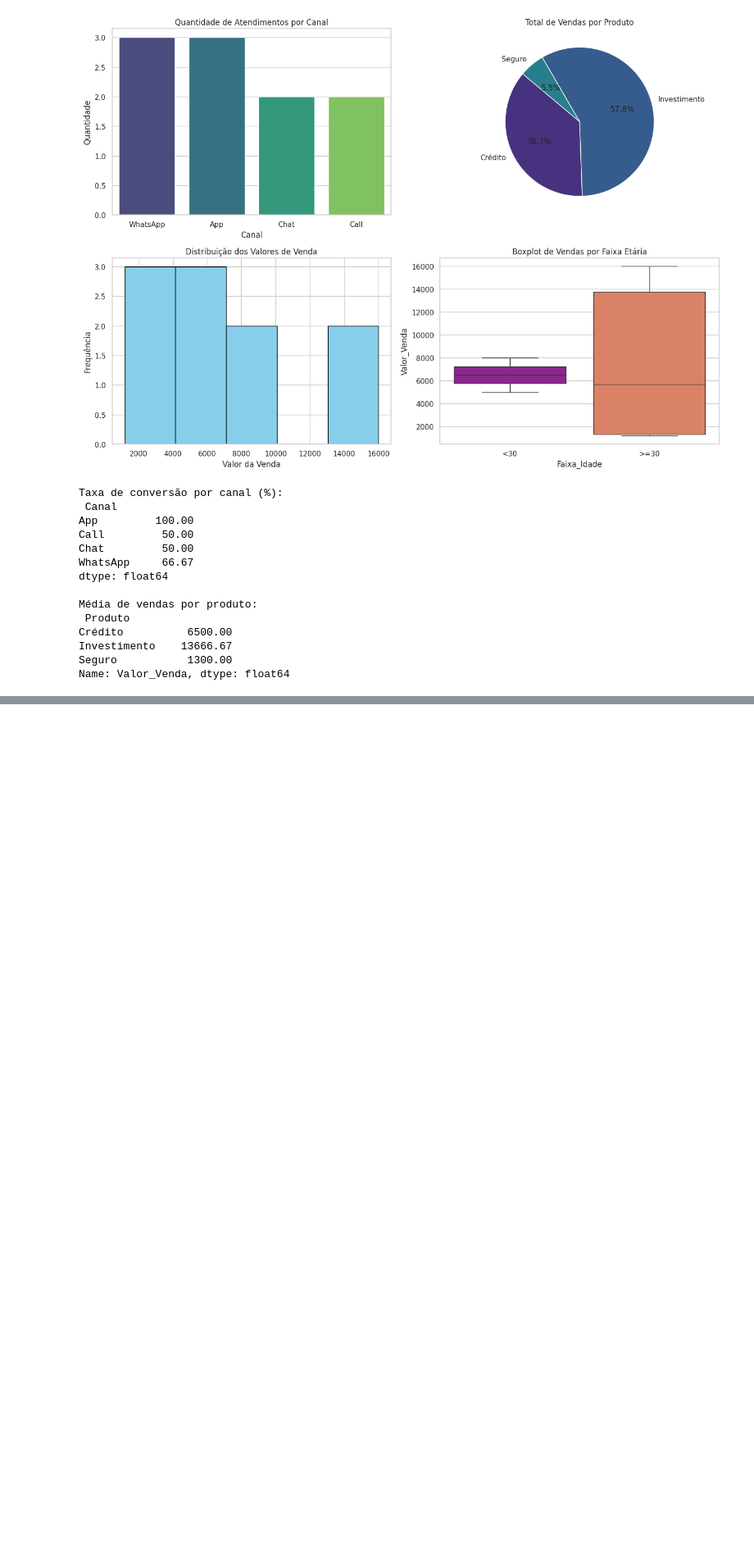
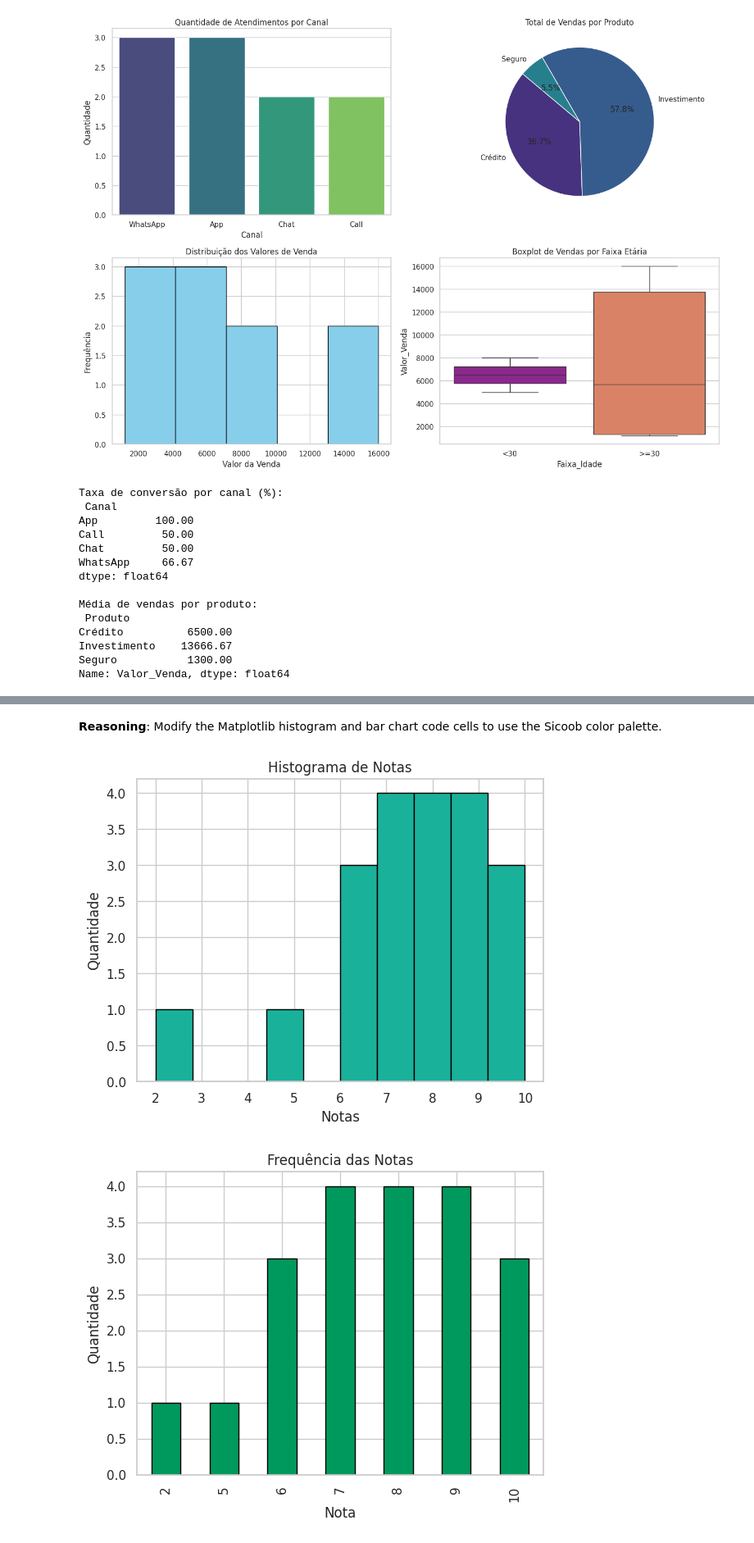
Before and after one commit to elimaraoliveira-svg/projeto-final-analytics, a Jupyter notebook: Untitled3.ipynb, the cells around one changed output, grey strips where cells are left out. Shown at 82% size. Saved outputs shown, nothing was run; the diff lists cells and outputs as text; code cells hidden in the pictures; blank space fills up the shorter version.

```diff
--- a/Untitled3.ipynb
+++ b/Untitled3.ipynb
@@ -989,0 +1739,30 @@ Name: Valor_Venda, dtype: float64
+# %% [markdown]
+**Reasoning**:
+Modify the Matplotlib histogram and bar chart code cells to use the Sicoob color palette.
+# %%
+import matplotlib.pyplot as plt
+import pandas as pd # Import pandas as it's used in this cell
+
+notas = [8, 7, 6, 9, 7, 8, 10, 9, 6, 7, 8, 2, 10, 9, 7, 6, 8, 9, 5, 10]
+
+
+plt.hist(notas, bins=10, edgecolor="black", color=sicoob_colors["teal"])
+plt.title("Histograma de Notas")
+plt.xlabel("Notas")
+plt.ylabel("Quantidade")
+# Salva a imagem (antes do show)
+# plt.savefig("../img/histograma_notas.png", dpi=300, bbox_inches="tight")
+plt.show()
+
+df_notas = pd.DataFrame({"Notas": notas})
+contagem = df_notas["Notas"].value_counts().sort_index()
+contagem.plot(kind="bar", color=sicoob_colors["green_primary"], edgecolor="black")
+plt.title("Frequência das Notas")
+plt.xlabel("Nota")
+plt.ylabel("Quantidade")
+# Salva a imagem (antes do show)
+# plt.savefig("../img/barras_notas.png", dpi=300, bbox_inches="tight")
+plt.show()
+# %% [output]
+[figure, added]
+[figure, added]
```
Also changed, not shown: parts of 32 cells of this notebook.
